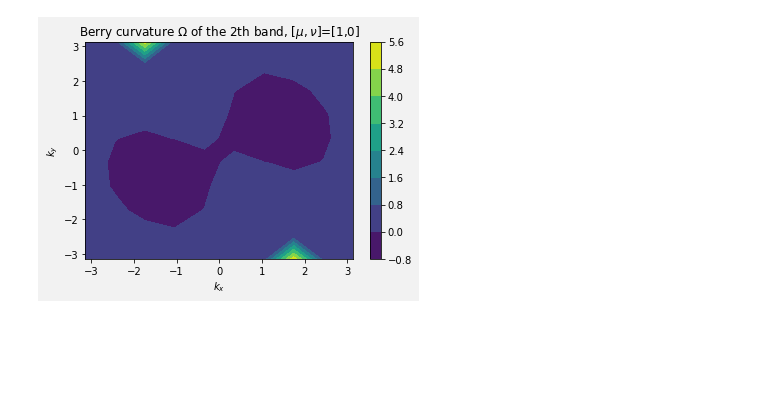
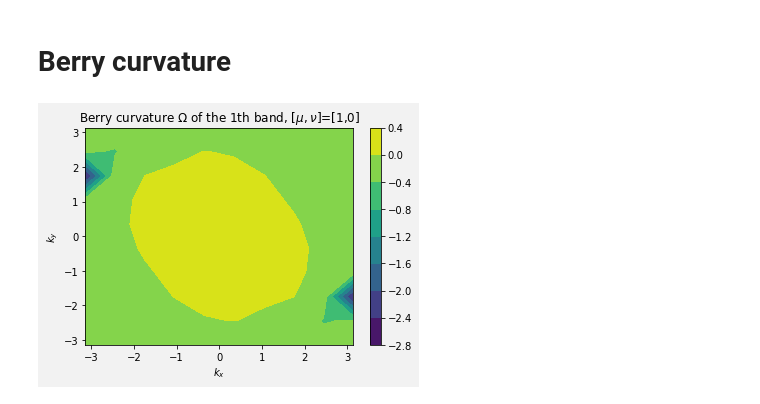
Before and after one commit to yftsai-1900/MagnonProperties, a Jupyter notebook: test.ipynb, the cells around one changed output. Cells and saved outputs as stored; diff of their text form; code cells hidden in the pictures; blank space fills up the shorter version.

```diff
--- a/test.ipynb
+++ b/test.ipynb
@@ -3,5 +3,5 @@ import numpy as np
 import SpinModel_fm as smk
 import matplotlib.pyplot as plt
 # %%
-cp_strg = [-0.5, -0.5, 0.5, 0, 0 ]
+cp_strg = [-3, -2.5, 2.5, 0.1, 2]
 Hlsw = smk.fm_spin_model(cp_strg)
@@ -54,4 +55,6 @@ array([9.45005148389462, -9.35183936792784], dtype=object)
+# %% [markdown]
+# Berry curvature
 # %%
-smk.berry_curv_graph(Hlsw,1,0,1,10, 10)
+smk.berry_curv_graph(Hlsw,1,0,0,10, 10)
 # %% [output]
-[figure, old version]
+[figure, new version]
```
Also changed, not shown: parts of 23 cells of this notebook, 1 other file.
